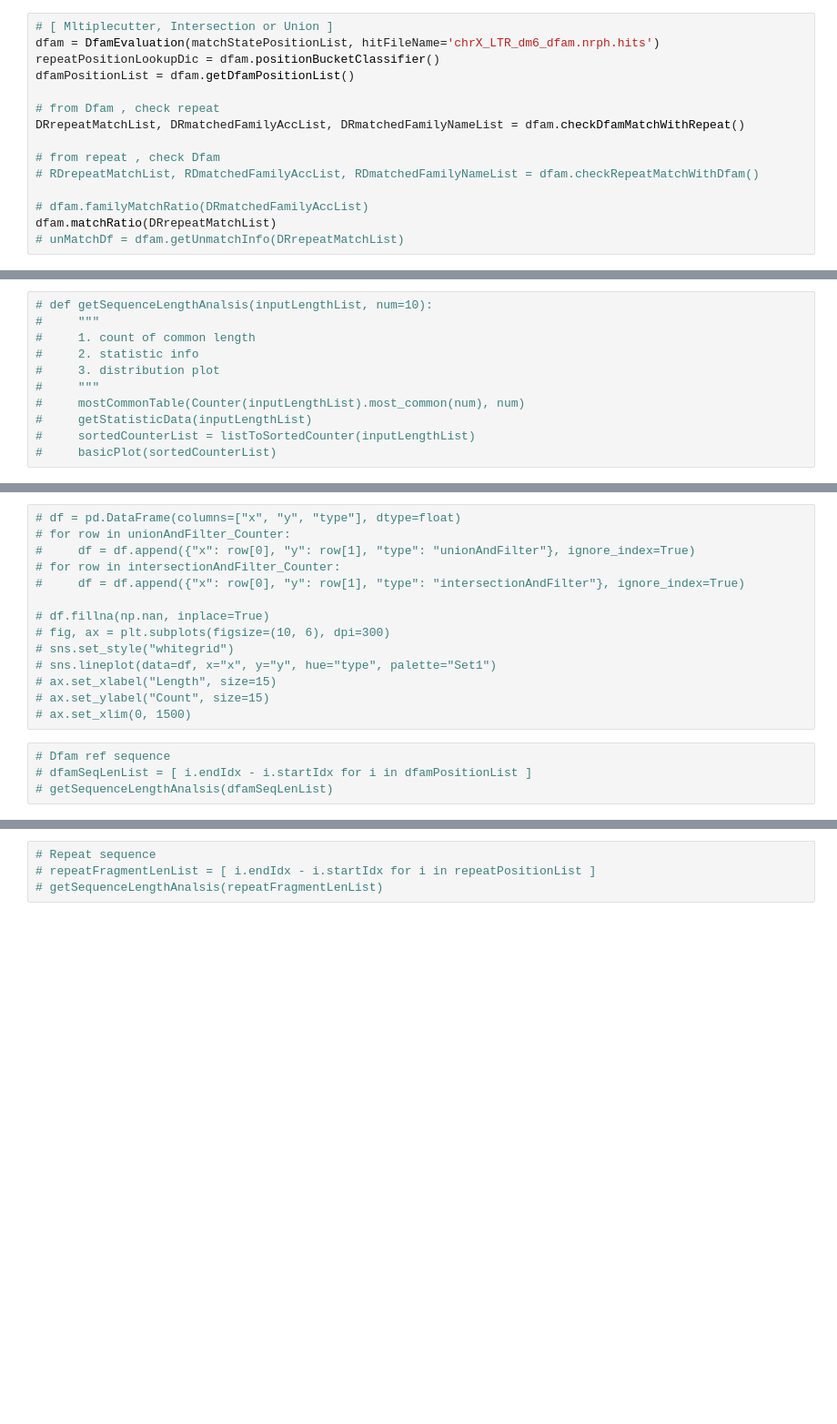
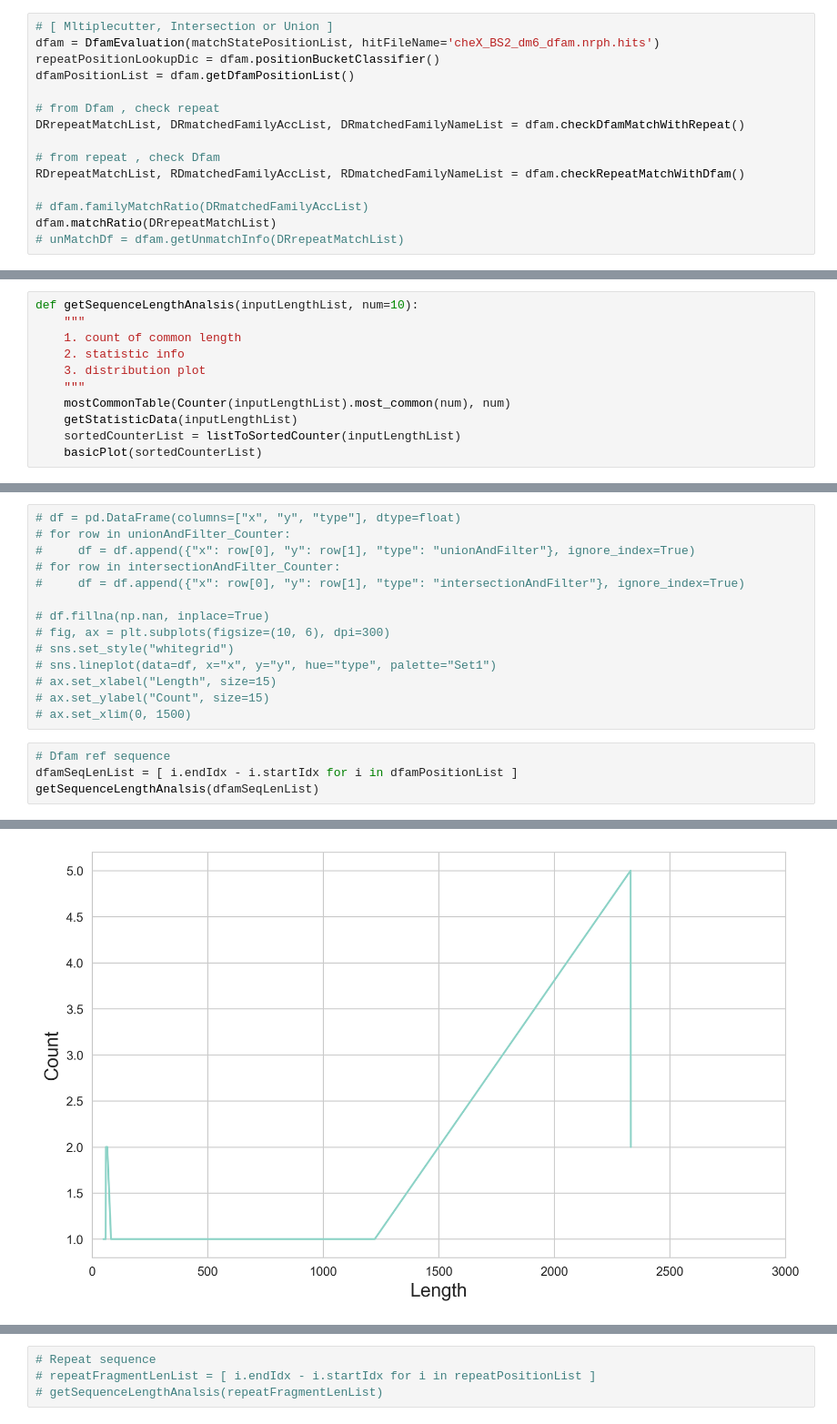
Before and after one commit to Jasmine-fe/GenomeAnalysis, a Jupyter notebook: src/main.ipynb, the cells around one changed output, grey strips where cells are left out. Shown at 91% size. Cells and saved outputs as stored; diff of their text form; blank space fills up the shorter version.

```diff
--- a/src/main.ipynb
+++ b/src/main.ipynb
@@ -106,7 +121,7 @@ len(matchStatePositionList)
 # repeatPositionList = matchStatePositionList
 # %%
 # [ Mltiplecutter, Intersection or Union ]
-dfam = DfamEvaluation(matchStatePositionList, hitFileName='chrX_LTR_dm6_dfam.nrph.hits')
+dfam = DfamEvaluation(matchStatePositionList, hitFileName='cheX_BS2_dm6_dfam.nrph.hits')
 repeatPositionLookupDic = dfam.positionBucketClassifier()
 dfamPositionList = dfam.getDfamPositionList()
 
@@ -114,7 +129,7 @@ dfamPositionList = dfam.getDfamPositionList()
 DRrepeatMatchList, DRmatchedFamilyAccList, DRmatchedFamilyNameList = dfam.checkDfamMatchWithRepeat()
 
 # from repeat , check Dfam
-# RDrepeatMatchList, RDmatchedFamilyAccList, RDmatchedFamilyNameList = dfam.checkRepeatMatchWithDfam()
+RDrepeatMatchList, RDmatchedFamilyAccList, RDmatchedFamilyNameList = dfam.checkRepeatMatchWithDfam()
 
 # dfam.familyMatchRatio(DRmatchedFamilyAccList)
 dfam.matchRatio(DRrepeatMatchList)
@@ -125,14 +140,14 @@ matchCount:141  dfamCount:602   Ratio:0.23421926910299004
 # %%
-# def getSequenceLengthAnalsis(inputLengthList, num=10):
-#     """
-#     1. count of common length
-#     2. statistic info
-#     3. distribution plot
-#     """
-#     mostCommonTable(Counter(inputLengthList).most_common(num), num)
-#     getStatisticData(inputLengthList)
-#     sortedCounterList = listToSortedCounter(inputLengthList)
-#     basicPlot(sortedCounterList)
+def getSequenceLengthAnalsis(inputLengthList, num=10):
+    """
+    1. count of common length
+    2. statistic info
+    3. distribution plot
+    """
+    mostCommonTable(Counter(inputLengthList).most_common(num), num)
+    getStatisticData(inputLengthList)
+    sortedCounterList = listToSortedCounter(inputLengthList)
+    basicPlot(sortedCounterList)
 # %%
 # totalDfam = DfamEvaluation(repeatPositionList, hitFileName="chrX_dm6_dfam.nrph.hits")
 # totalRepeatPositionLookupDic = totalDfam.positionBucketClassifier()
@@ -160,5 +175,6 @@ matchCount:141  dfamCount:602   Ratio:0.23421926910299004
 # ax.set_xlim(0, 1500)
 # %%
 # Dfam ref sequence
-# dfamSeqLenList = [ i.endIdx - i.startIdx for i in dfamPositionList ]
-# getSequenceLengthAnalsis(dfamSeqLenList)
+dfamSeqLenList = [ i.endIdx - i.startIdx for i in dfamPositionList ]
+getSequenceLengthAnalsis(dfamSeqLenList)
+# %% [output]
@@ -164,0 +198 @@ matchCount:141  dfamCount:602   Ratio:0.23421926910299004
+[figure, added]
```
Also changed, not shown: parts of 13 cells of this notebook, 8 other files.
